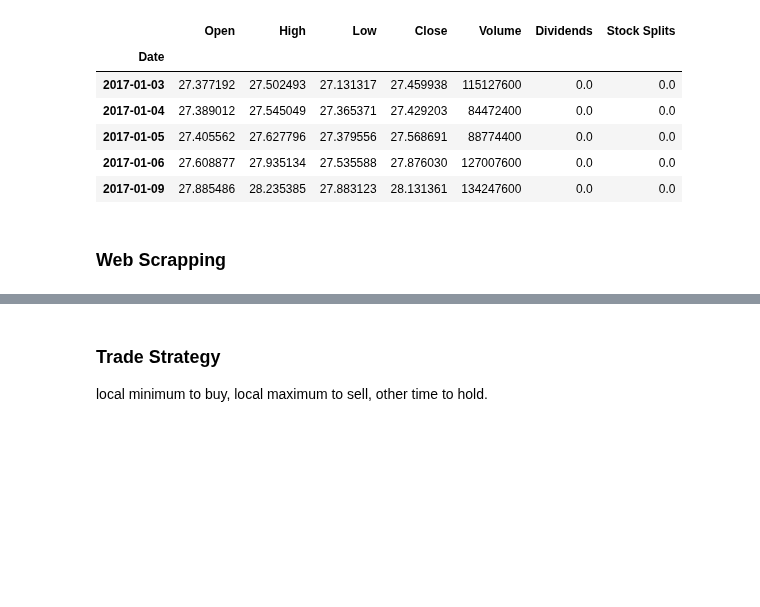
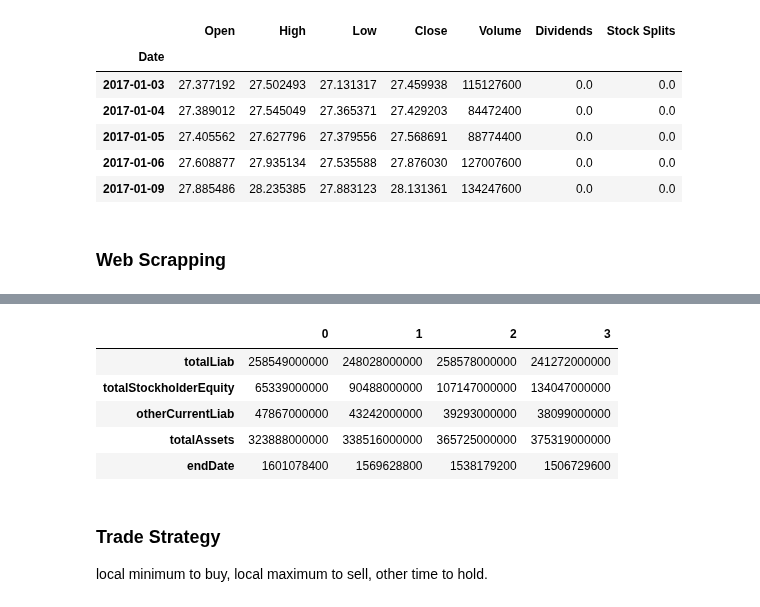
Before and after one commit to ghcn345/Stock-Market-Prediction, a Jupyter notebook: stock_market.ipynb, the cells around one changed output, grey strips where cells are left out. Cells and saved outputs as stored; diff of their text form; code cells hidden in the pictures; blank space fills up the shorter version.

```diff
--- a/stock_market.ipynb
+++ b/stock_market.ipynb
@@ -185,3 +201,26 @@ Income_st
+# %%
+def _json(report):
+    res = []
+    for d in report:
+        s = {}
+        for k, v in d.items():
+            try:
+                s[k] = v['raw']
+            except TypeError:
+                continue
+            except KeyError:
+                continue
+        res.append(s)
+    return res
+# %%
+pd.DataFrame(_json(_is)).T.head()
+# %% [output]
+|  | 0 | 1 | 2 | 3 |
+| totalLiab | 258549000000 | 248028000000 | 258578000000 | 241272000000 |
+| totalStockholderEquity | 65339000000 | 90488000000 | 107147000000 | 134047000000 |
+| otherCurrentLiab | 47867000000 | 43242000000 | 39293000000 | 38099000000 |
+| totalAssets | 323888000000 | 338516000000 | 365725000000 | 375319000000 |
+| endDate | 1601078400 | 1569628800 | 1538179200 | 1506729600 |
 # %% [markdown]
 ### Trade Strategy
 local minimum to buy, local maximum to sell, other time to hold.
```
Also changed, not shown: parts of 27 cells of this notebook, 7 other files.
